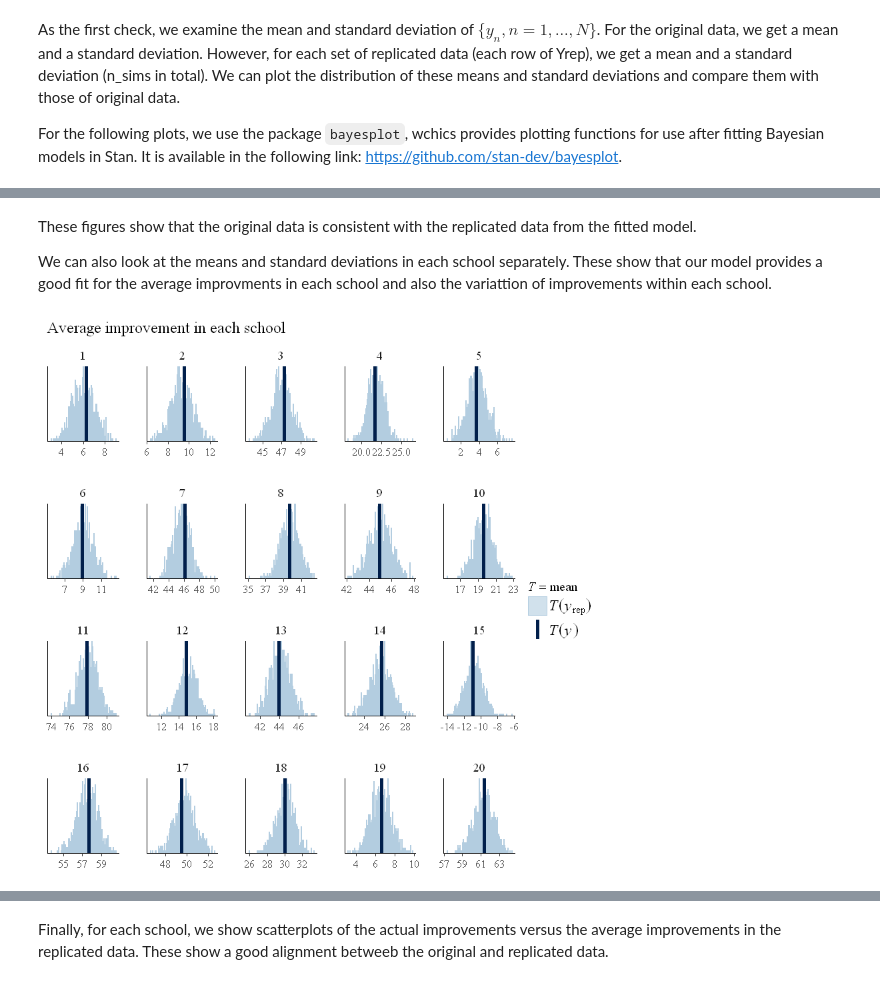
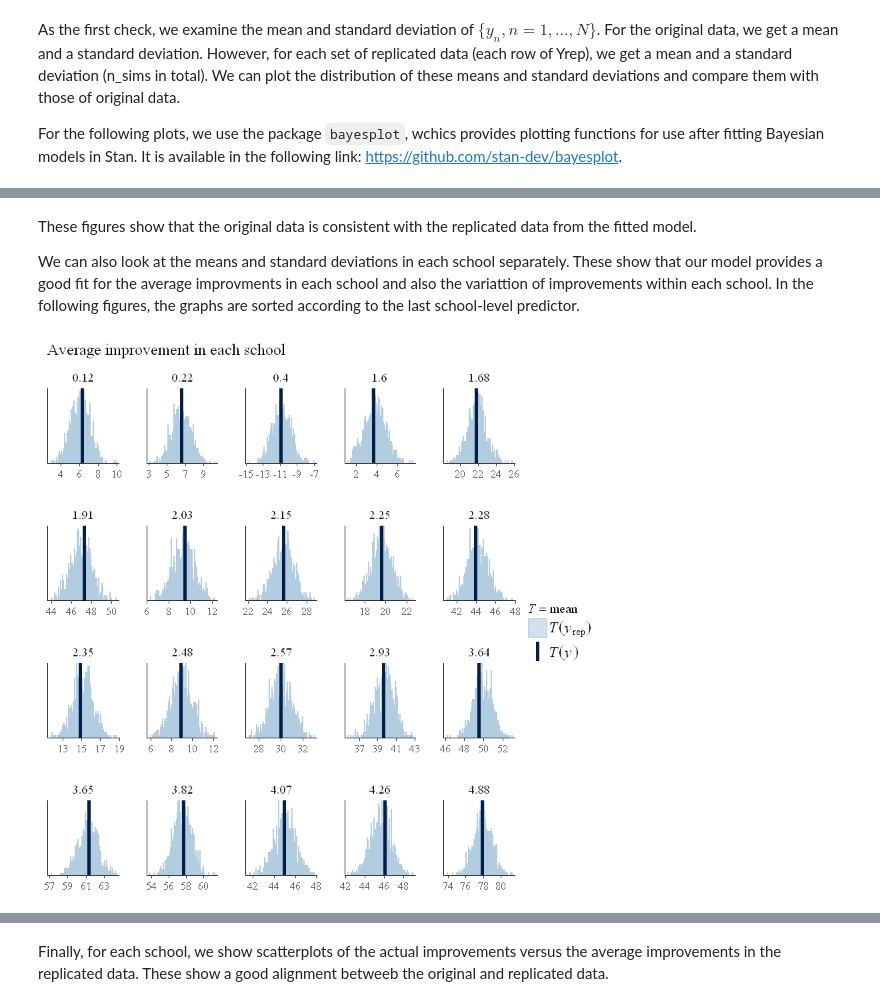
Before and after one commit to milkha/JupyterTest2, a Jupyter notebook: Model2.ipynb, the cells around one changed output, grey strips where cells are left out. Cells and saved outputs as stored; diff of their text form; code cells hidden in the pictures.

```diff
--- a/Model2.ipynb
+++ b/Model2.ipynb
@@ -77,8 +90,8 @@ boxplot(matrix(Y,nrow=50),xlab="School", ylab="y_n")
 # %% [output]
 [figure]
 # %%
-xa <- round(U[,4],2)
-boxplot(Y~rep(xa,each=N/J), xlab="Last School-level Predictor", ylab="y_n")
+xa <- rep(xa,each=N/J)
+boxplot(Y~xa, xlab="Last School-level Predictor", ylab="y_n")
 # %% [output]
 [figure]
 # %% [markdown]
@@ -150,10 +181,10 @@ grid.draw(gr)
 # %% [markdown]
 These figures show that the original data is consistent with the replicated data from the fitted model.
 
-We can also look at the means and standard deviations in each school separately. These show that our model provides a good fit for the average improvments in each school and also the variattion of improvements within each school.
+We can also look at the means and standard deviations in each school separately. These show that our model provides a good fit for the average improvments in each school and also the variattion of improvements within each school. In the following figures, the graphs are sorted according to the last school-level predictor.
 # %%
-ppc_stat_grouped(Y, Yrep, group = gg, stat = "mean", binwidth = 0.05) +
+ppc_stat_grouped(Y, Yrep, group = xa, stat = "mean", binwidth = 0.05) +
   ggtitle("Average improvement in each school")
 # %% [output]
-[figure, old version]
+[figure, new version]
 # %%
```
Also changed, not shown: parts of 6 cells of this notebook.
